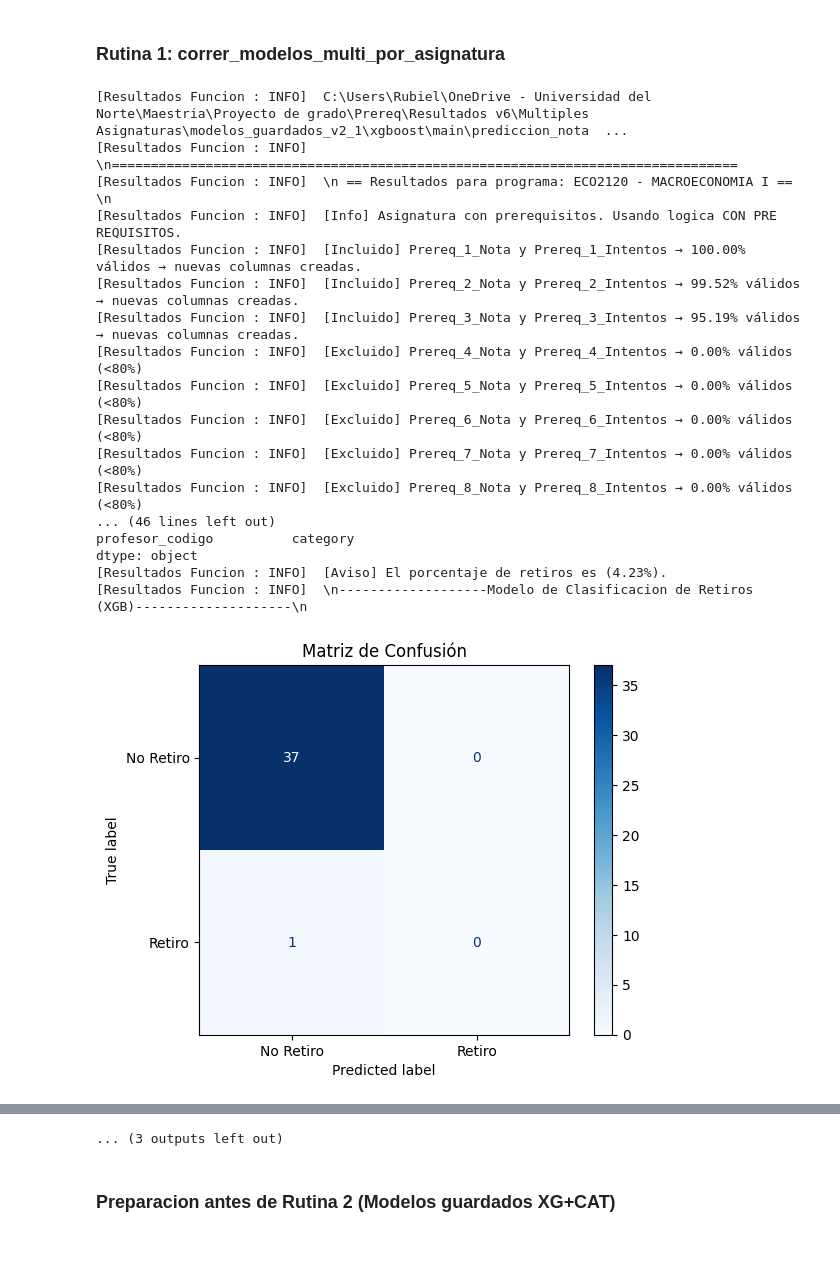
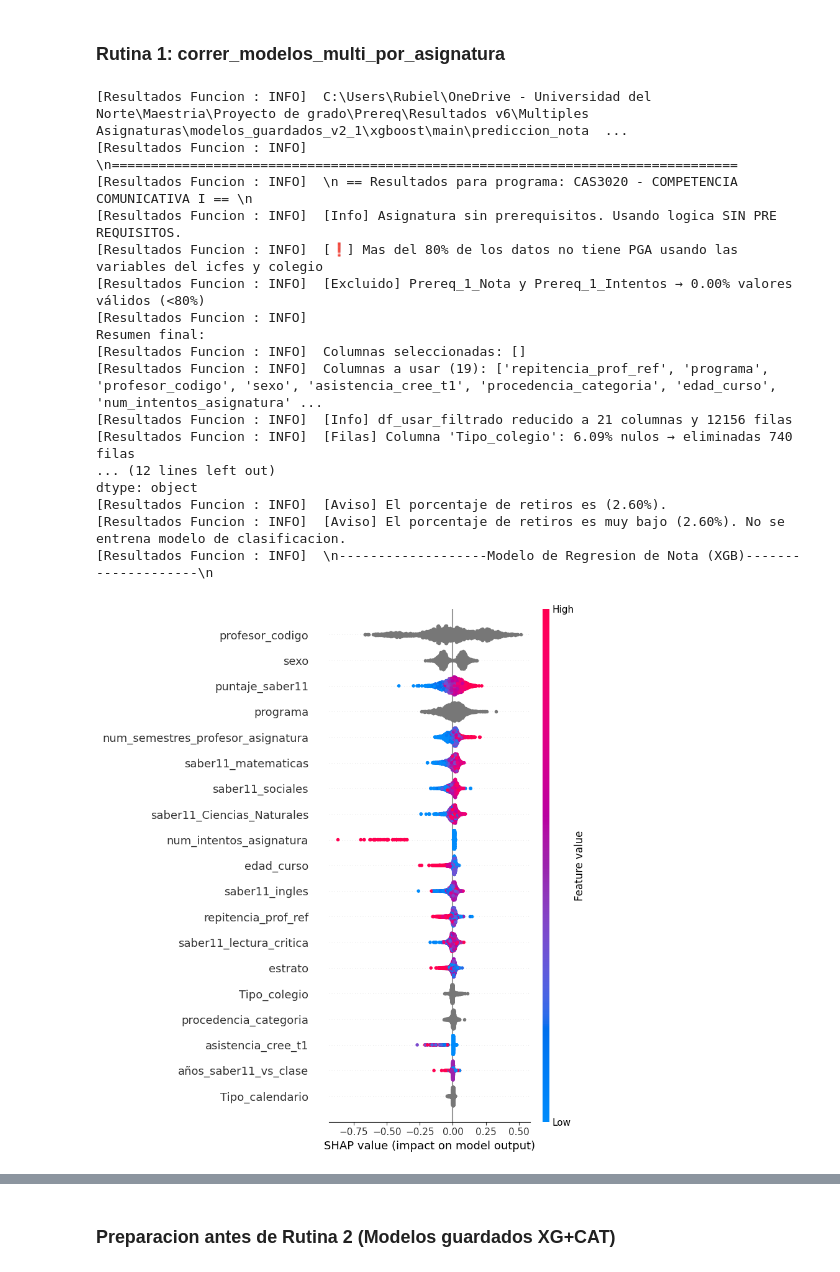
Before and after one commit to r041292/PG_Pred_NotaFinal, a Jupyter notebook: Resultados v6/Multiples Asignaturas/rev_multiples_asig_rev_ia.ipynb, the cells around one changed output, grey strips where cells are left out. Cells and saved outputs as stored; diff of their text form; code cells hidden in the pictures.

```diff
--- a/Resultados v6/Multiples Asignaturas/rev_multiples_asig_rev_ia.ipynb
+++ b/Resultados v6/Multiples Asignaturas/rev_multiples_asig_rev_ia.ipynb
@@ -4864,7 +4894,9 @@ ruta_modelos_guardados = get_model_dir('xgboost', 'main', 'prediccion_nota')
 #["FIS1023","MAT1111","FIS1033"]#
 #asig_a_usar=elegir_asignaturas(df_historial,tipo_prereq,1) #["FIS1023","MAT1111"]#,"FIS1033"]#["FIS1023","MAT1111","EST7042","IST2089","MAT4011","IBA4032","MAT4258","MAT4260","FIS1033","FIS1043"]
 clear_gen_models()
-asig_a_usar = elegir_asignaturas_desde_csv_o_historial(df_historial, cat_prereq=tipo_prereq, cant_asignaturas=600, matricula_minima=200)
+limpiar_progreso()
+cant_asig_generar= 600
+asig_a_usar = elegir_asignaturas_desde_csv_o_historial(df_historial, cat_prereq=tipo_prereq, cant_asignaturas=cant_asig_generar, matricula_minima=200)
 #asig_a_usar=["FIS1023","MAT1101","IST2088"] #,"MAT1111","FIS1033",'IME4200',"MAT1121","FIS1023"]
 #asig_a_usar=["ECO2011"]
 
@@ -4946,34 +4969,34 @@ display(df_resumen_asig_a_usar)
 # %% [markdown]
 ### Rutina 1: correr_modelos_multi_por_asignatura
 # %%
-df_usar = df_usar[df_usar['Cod materia curso']=="ECO2120"]
+#df_usar = df_usar[df_usar['Cod materia curso']=="ECO2120"]
 # %%
 # Ejecucion rutina 1: correr_modelos_multi_por_asignatura
 variant_generar = 'main'
 
 
 
 df_resultados_final_multi, df_resultados_stats_multi, df_resultados_class_retiro_stats_multi = (
-    correr_modelos_multi_por_asignatura(df_usar, variant_generar)
+    correr_modelos_multi_por_asignatura(df_usar, df_historial_asignaturas_nombres, variant_generar)
 )
 
 print("[Resultados Funcion : correr_modelos_multi_por_asignatura] Ejecucion finalizada")
 # %% [output]
 [Resultados Funcion : INFO]  C:\Users\Rubiel\OneDrive - Universidad del Norte\Maestria\Proyecto de grado\Prereq\Resultados v6\Multiples Asignaturas\modelos_guardados_v2_1\xgboost\main\prediccion_nota  ...
 [Resultados Funcion : INFO]  \n================================================================================
-[Resultados Funcion : INFO]  \n == Resultados para programa: ECO2120 - MACROECONOMIA I == \n
-[Resultados Funcion : INFO]  [Info] Asignatura con prerequisitos. Usando logica CON PRE REQUISITOS.
-[Resultados Funcion : INFO]  [Incluido] Prereq_1_Nota y Prereq_1_Intentos → 100.00% válidos → nuevas columnas creadas.
-[Resultados Funcion : INFO]  [Incluido] Prereq_2_Nota y Prereq_2_Intentos → 99.52% válidos → nuevas columnas creadas.
-[Resultados Funcion : INFO]  [Incluido] Prereq_3_Nota y Prereq_3_Intentos → 95.19% válidos → nuevas columnas creadas.
-[Resultados Funcion : INFO]  [Excluido] Prereq_4_Nota y Prereq_4_Intentos → 0.00% válidos (<80%)
-[Resultados Funcion : INFO]  [Excluido] Prereq_5_Nota y Prereq_5_Intentos → 0.00% válidos (<80%)
-[Resultados Funcion : INFO]  [Excluido] Prereq_6_Nota y Prereq_6_Intentos → 0.00% válidos (<80%)
-[Resultados Funcion : INFO]  [Excluido] Prereq_7_Nota y Prereq_7_Intentos → 0.00% válidos (<80%)
-[Resultados Funcion : INFO]  [Excluido] Prereq_8_Nota y Prereq_8_Intentos → 0.00% válidos (<80%)
-... (46 lines left out)
-profesor_codigo          category
+[Resultados Funcion : INFO]  \n == Resultados para programa: CAS3020 - COMPETENCIA COMUNICATIVA I == \n
+[Resultados Funcion : INFO]  [Info] Asignatura sin prerequisitos. Usando logica SIN PRE REQUISITOS.
+[Resultados Funcion : INFO]  [❗] Mas del 80% de los datos no tiene PGA usando las variables del icfes y colegio
+[Resultados Funcion : INFO]  [Excluido] Prereq_1_Nota y Prereq_1_Intentos → 0.00% valores válidos (<80%)
+[Resultados Funcion : INFO]
+Resumen final:
+[Resultados Funcion : INFO]  Columnas seleccionadas: []
+[Resultados Funcion : INFO]  Columnas a usar (19): ['repitencia_prof_ref', 'programa', 'profesor_codigo', 'sexo', 'asistencia_cree_t1', 'procedencia_categoria', 'edad_curso', 'num_intentos_asignatura' ...
+[Resultados Funcion : INFO]  [Info] df_usar_filtrado reducido a 21 columnas y 12156 filas
+[Resultados Funcion : INFO]  [Filas] Columna 'Tipo_colegio': 6.09% nulos → eliminadas 740 filas
+... (12 lines left out)
 dtype: object
-[Resultados Funcion : INFO]  [Aviso] El porcentaje de retiros es (4.23%).
-[Resultados Funcion : INFO]  \n-------------------Modelo de Clasificacion de Retiros (XGB)--------------------\n
+[Resultados Funcion : INFO]  [Aviso] El porcentaje de retiros es (2.60%).
+[Resultados Funcion : INFO]  [Aviso] El porcentaje de retiros es muy bajo (2.60%). No se entrena modelo de clasificacion.
+[Resultados Funcion : INFO]  \n-------------------Modelo de Regresion de Nota (XGB)--------------------\n
-[figure, old version]
+[figure, new version]
@@ -5054,4 +5062,3 @@ dtype: float64
-... (3 outputs left out)
 # %% [markdown]
 ### Preparacion antes de Rutina 2 (Modelos guardados XG+CAT)
 # %%
```
Also changed, not shown: parts of 12 cells of this notebook, 4 other files.
